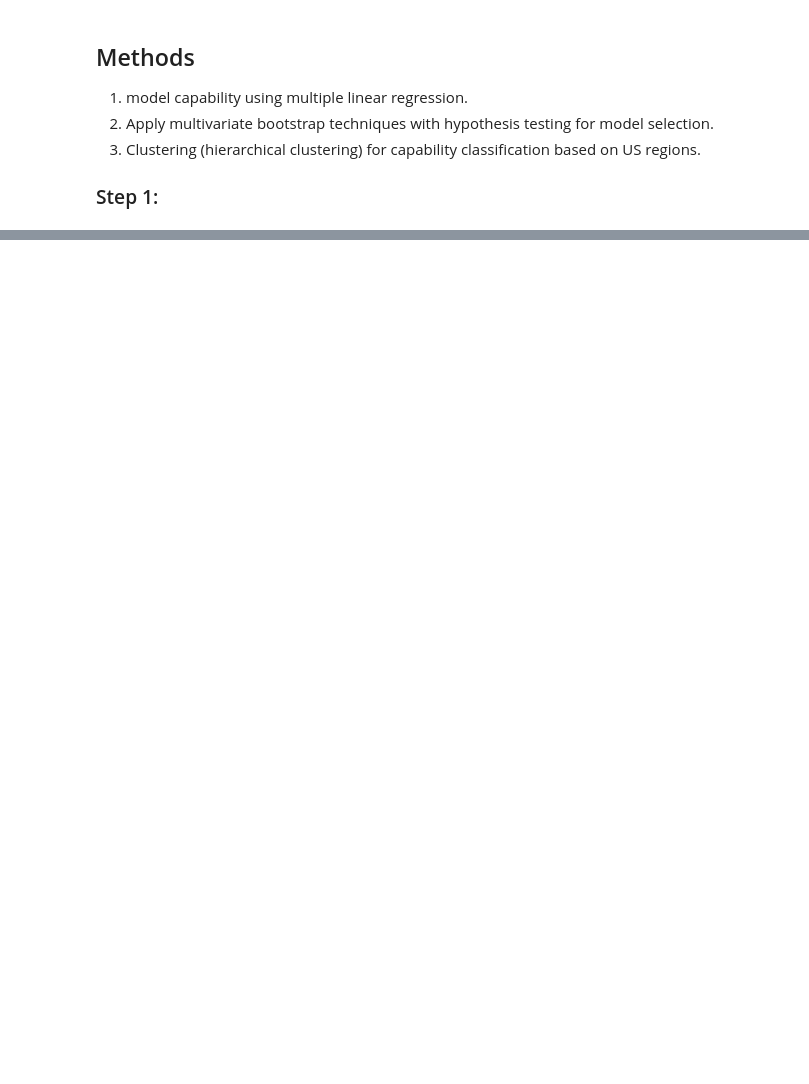
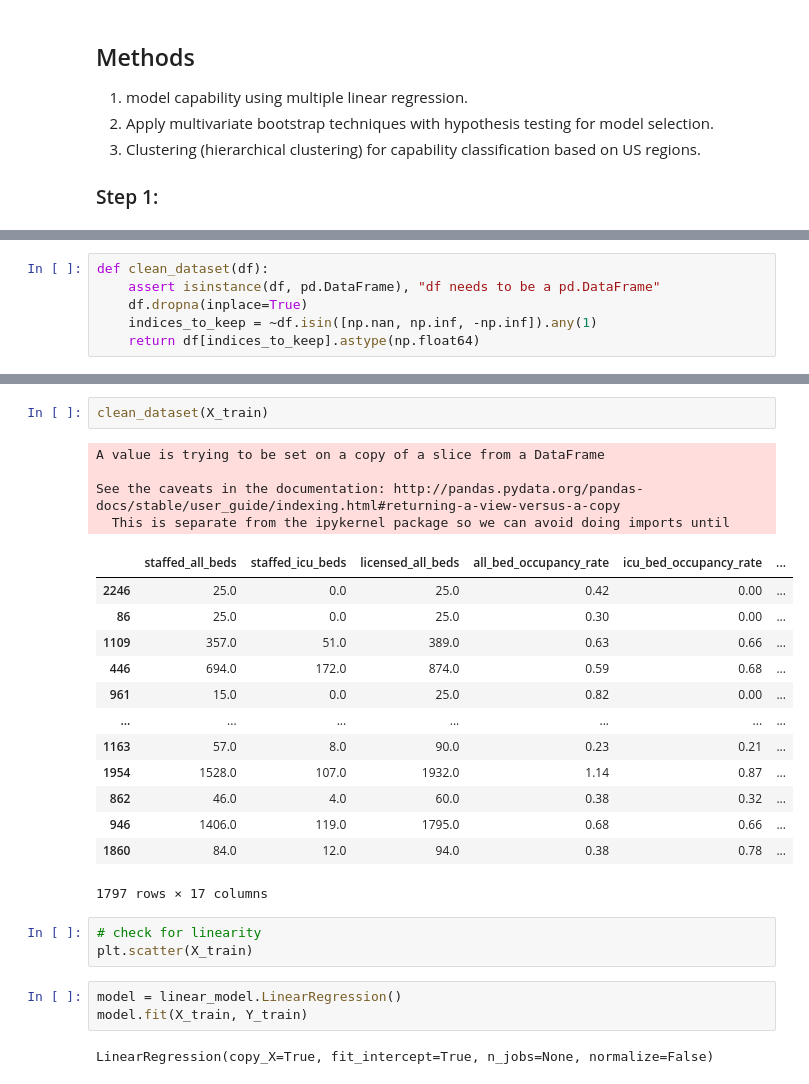
Before and after one commit to tiffttu/BINF_final, a Jupyter notebook: final_project.ipynb, the cells around one changed output, grey strips where cells are left out. Cells and saved outputs as stored; diff of their text form; blank space fills up the shorter version.

```diff
--- a/final_project.ipynb
+++ b/final_project.ipynb
@@ -99,0 +119,6 @@ Exploratory data analysis and figures/graphs. Summary statistics.
+# %%
+def clean_dataset(df):
+    assert isinstance(df, pd.DataFrame), "df needs to be a pd.DataFrame"
+    df.dropna(inplace=True)
+    indices_to_keep = ~df.isin([np.nan, np.inf, -np.inf]).any(1)
+    return df[indices_to_keep].astype(np.float64)
@@ -99,0 +134,28 @@ Exploratory data analysis and figures/graphs. Summary statistics.
+# %%
+clean_dataset(X_train)
+# %% [output]
+A value is trying to be set on a copy of a slice from a DataFrame
+
+See the caveats in the documentation: http://pandas.pydata.org/pandas-docs/stable/user_guide/indexing.html#returning-a-view-versus-a-copy
+  This is separate from the ipykernel package so we can avoid doing imports until
+|  | staffed_all_beds | staffed_icu_beds | licensed_all_beds | all_bed_occupancy_rate | icu_bed_occupancy_rate | ... |
+| 2246 | 25.0 | 0.0 | 25.0 | 0.42 | 0.00 | ... |
+| 86 | 25.0 | 0.0 | 25.0 | 0.30 | 0.00 | ... |
+| 1109 | 357.0 | 51.0 | 389.0 | 0.63 | 0.66 | ... |
+| 446 | 694.0 | 172.0 | 874.0 | 0.59 | 0.68 | ... |
+| 961 | 15.0 | 0.0 | 25.0 | 0.82 | 0.00 | ... |
+| ... | ... | ... | ... | ... | ... | ... |
+| 1163 | 57.0 | 8.0 | 90.0 | 0.23 | 0.21 | ... |
+| 1954 | 1528.0 | 107.0 | 1932.0 | 1.14 | 0.87 | ... |
+| 862 | 46.0 | 4.0 | 60.0 | 0.38 | 0.32 | ... |
+| 946 | 1406.0 | 119.0 | 1795.0 | 0.68 | 0.66 | ... |
+| 1860 | 84.0 | 12.0 | 94.0 | 0.38 | 0.78 | ... |
+1797 rows × 17 columns
+# %%
+# check for linearity
+plt.scatter(X_train)
+# %%
+model = linear_model.LinearRegression()
+model.fit(X_train, Y_train)
+# %% [output]
+LinearRegression(copy_X=True, fit_intercept=True, n_jobs=None, normalize=False)
```
Also changed, not shown: parts of 10 cells of this notebook.
